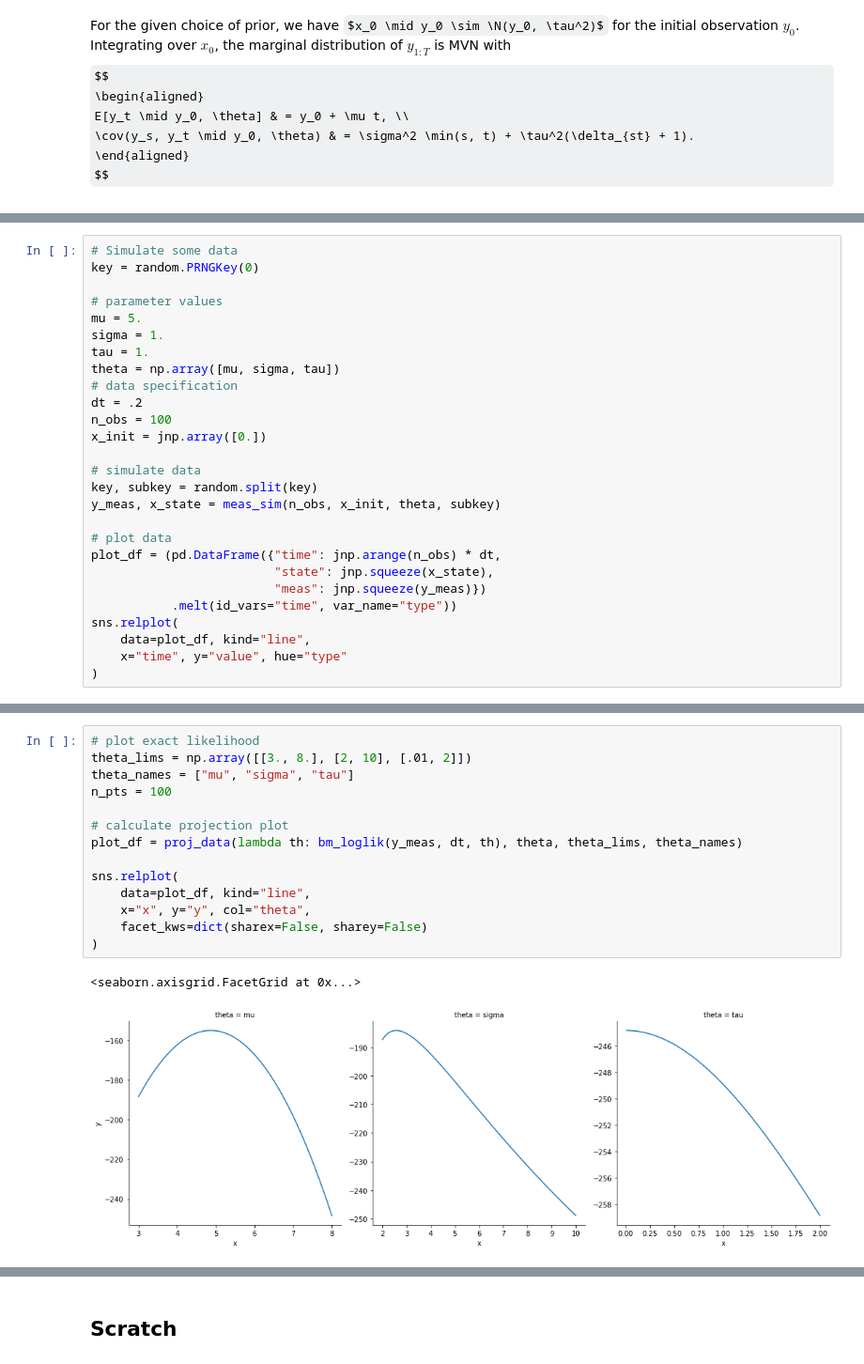
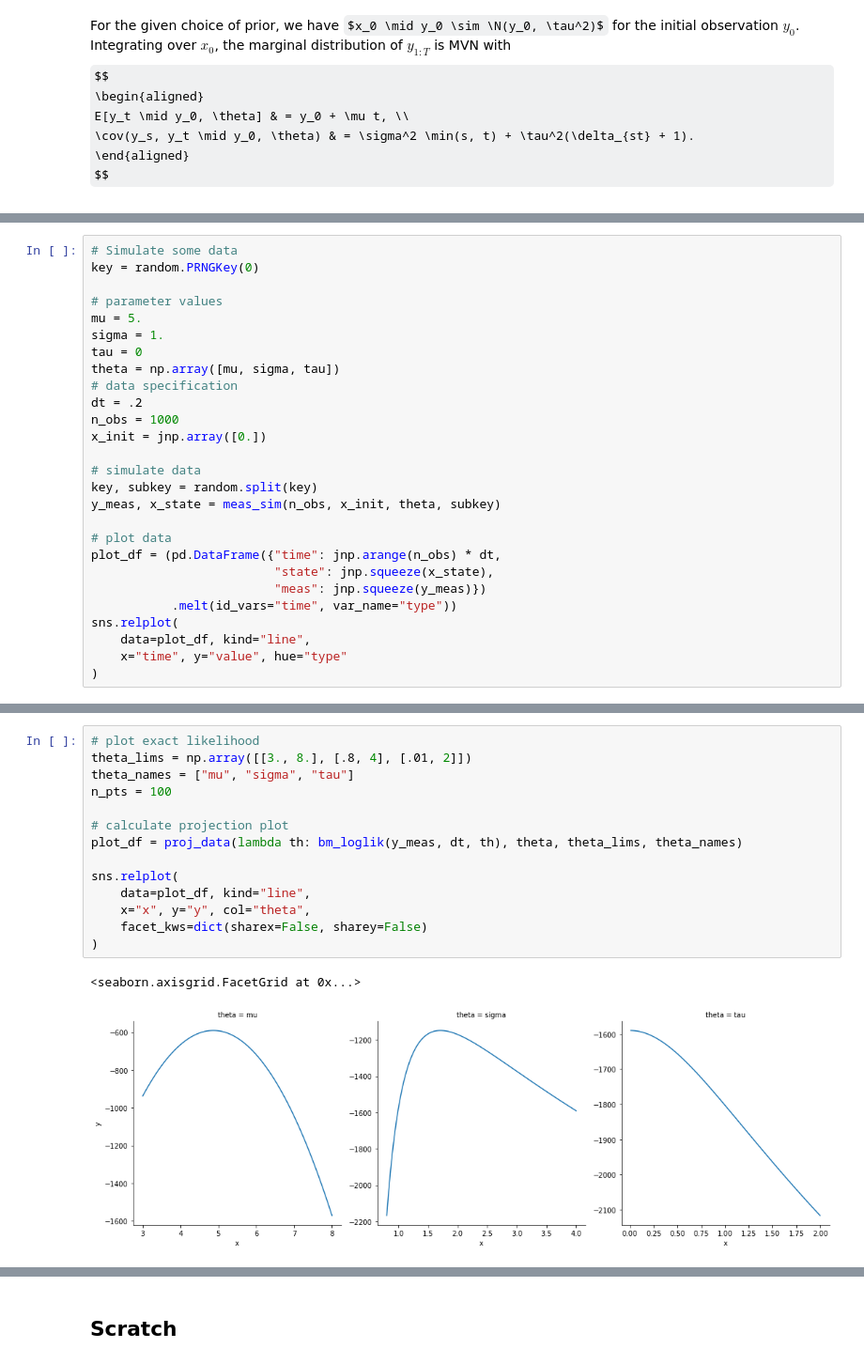
Before and after one commit to mlysy/pfjax, a Jupyter notebook: pfjax.ipynb, the cells around one changed output, grey strips where cells are left out. Shown at 94% size. Saved outputs shown, nothing was run; the diff lists cells and outputs as text; some formulas as TeX source.

```diff
--- a/pfjax.ipynb
+++ b/pfjax.ipynb
@@ -871,11 +495,11 @@ key = random.PRNGKey(0)
 # parameter values
 mu = 5.
 sigma = 1.
-tau = 1.
+tau = 0
 theta = np.array([mu, sigma, tau])
 # data specification
 dt = .2
-n_obs = 100
+n_obs = 1000
 x_init = jnp.array([0.])
 
 # simulate data
@@ -897,17 +521,17 @@ sns.relplot(
 # %%
 # plot exact likelihood
-theta_lims = np.array([[3., 8.], [2, 10], [.01, 2]])
+theta_lims = np.array([[3., 8.], [.8, 4], [.01, 2]])
 theta_names = ["mu", "sigma", "tau"]
 n_pts = 100
 
 # calculate projection plot
 plot_df = proj_data(lambda th: bm_loglik(y_meas, dt, th), theta, theta_lims, theta_names)
 
 sns.relplot(
     data=plot_df, kind="line",
     x="x", y="y", col="theta",
     facet_kws=dict(sharex=False, sharey=False)
 )
 # %% [output]
 <seaborn.axisgrid.FacetGrid at 0x...>
-[figure, old version]
+[figure, new version]
```
Also changed, not shown: parts of 15 cells of this notebook.
